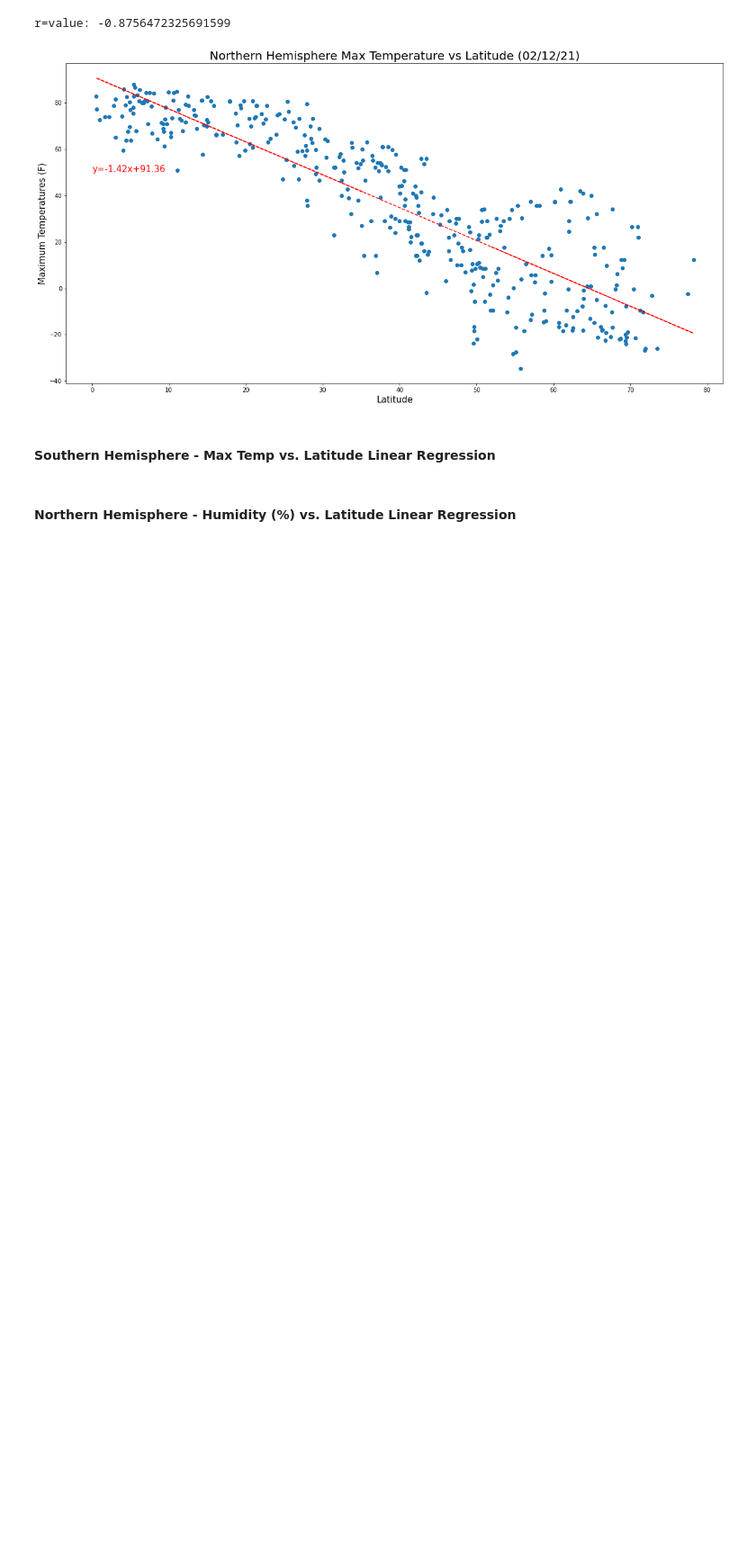
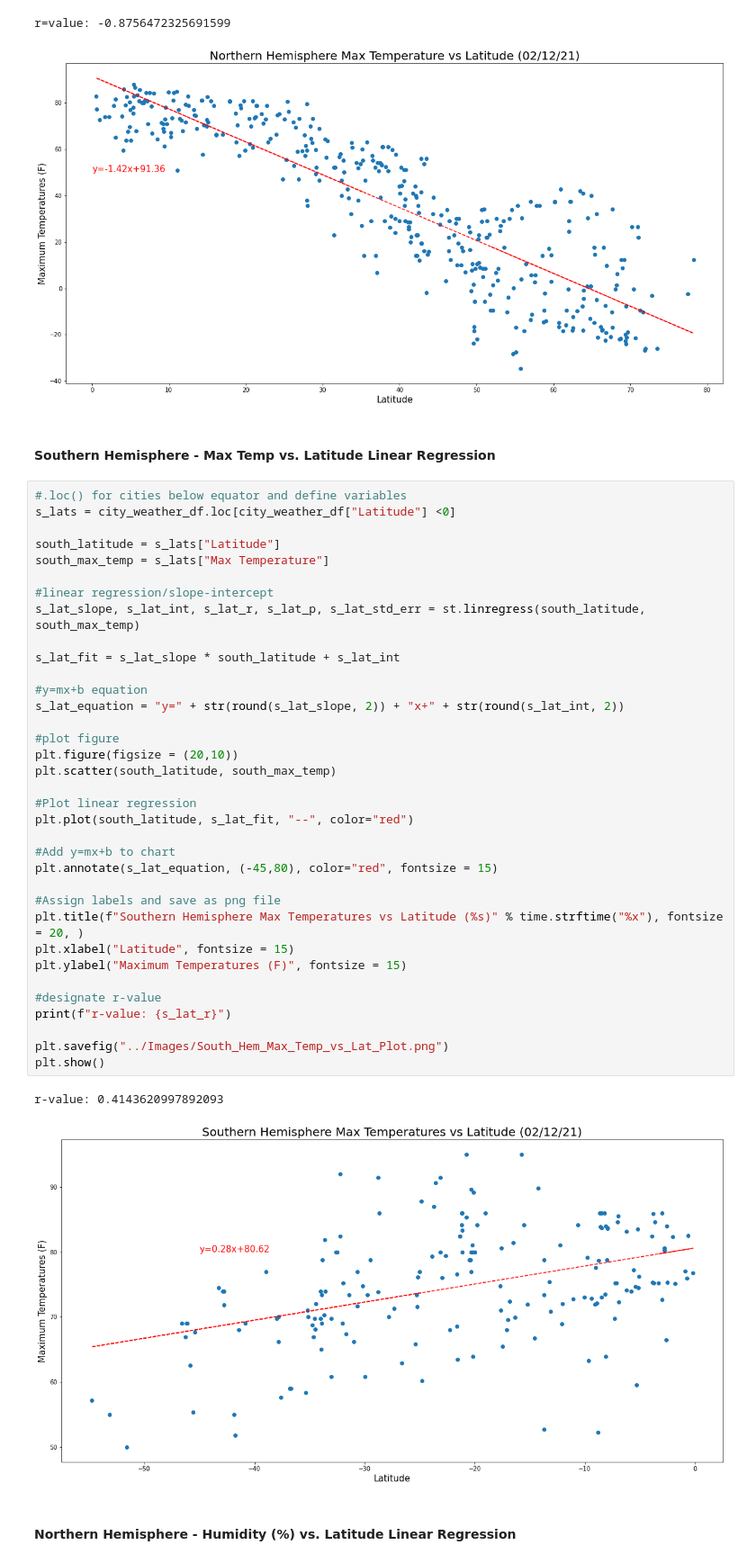
Before and after one commit to cieranmorris/Geographical-Weather-Analysis, a Jupyter notebook: WeatherPy/WeatherPy.ipynb, the cells around one changed output. Shown at 90% size. Cells and saved outputs as stored; diff of their text form; blank space fills up the shorter version.

Commit message:
working through linear regressions

```diff
--- a/WeatherPy/WeatherPy.ipynb
+++ b/WeatherPy/WeatherPy.ipynb
@@ -285,5 +285,43 @@ r=value: -0.8756472325691599
 [figure]
 # %% [markdown]
 ####  Southern Hemisphere - Max Temp vs. Latitude Linear Regression
+# %%
+#.loc() for cities below equator and define variables
+s_lats = city_weather_df.loc[city_weather_df["Latitude"] <0]
+
+south_latitude = s_lats["Latitude"]
+south_max_temp = s_lats["Max Temperature"]
+
+#linear regression/slope-intercept
+s_lat_slope, s_lat_int, s_lat_r, s_lat_p, s_lat_std_err = st.linregress(south_latitude, south_max_temp)
+
+s_lat_fit = s_lat_slope * south_latitude + s_lat_int
+
+#y=mx+b equation
+s_lat_equation = "y=" + str(round(s_lat_slope, 2)) + "x+" + str(round(s_lat_int, 2))
+
+#plot figure
+plt.figure(figsize = (20,10))
+plt.scatter(south_latitude, south_max_temp)
+
+#Plot linear regression
+plt.plot(south_latitude, s_lat_fit, "--", color="red")
+
+#Add y=mx+b to chart
+plt.annotate(s_lat_equation, (-45,80), color="red", fontsize = 15)
+
+#Assign labels and save as png file
+plt.title(f"Southern Hemisphere Max Temperatures vs Latitude (%s)" % time.strftime("%x"), fontsize = 20, )
+plt.xlabel("Latitude", fontsize = 15)
+plt.ylabel("Maximum Temperatures (F)", fontsize = 15)
+
+#designate r-value
+print(f"r-value: {s_lat_r}")
+
+plt.savefig("../Images/South_Hem_Max_Temp_vs_Lat_Plot.png")
+plt.show()
+# %% [output]
+r-value: 0.4143620997892093
+[figure, added]
 # %% [markdown]
 ####  Northern Hemisphere - Humidity (%) vs. Latitude Linear Regression
```
Also changed, not shown: parts of 1 cell of this notebook, 2 other files.
